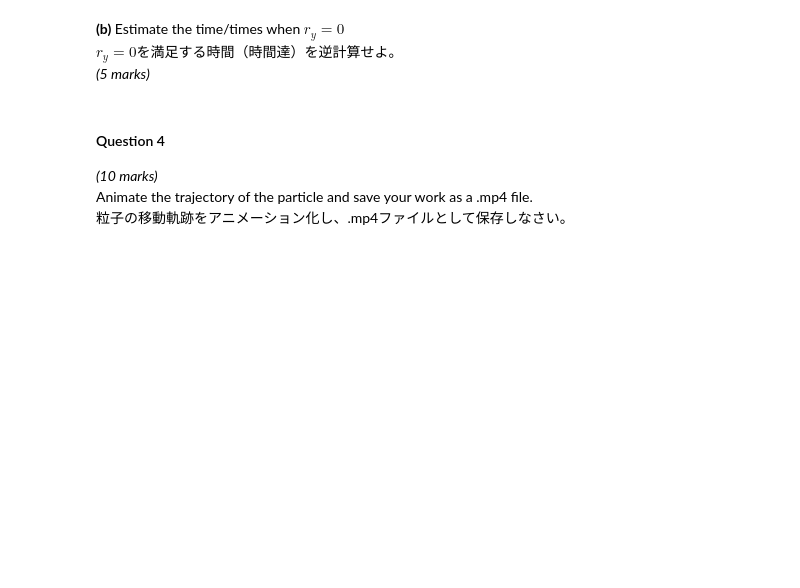
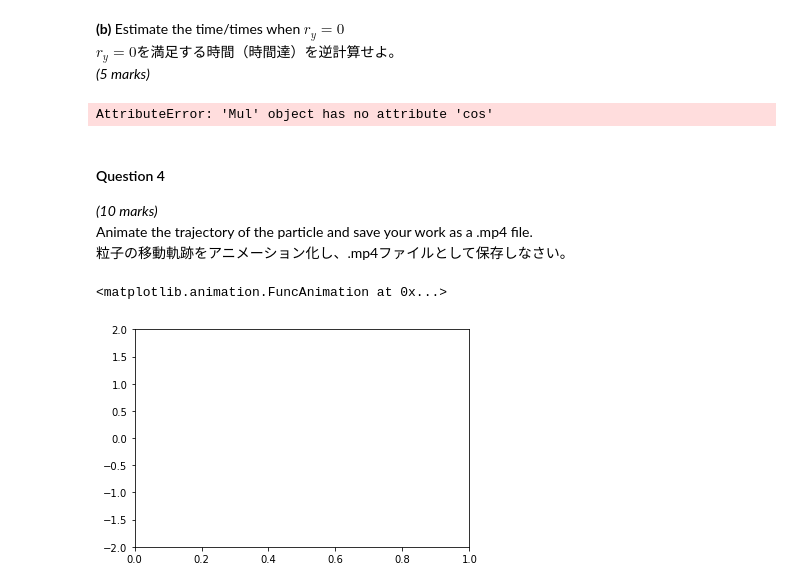
Before and after one commit to Tommy3121173/tommy, a Jupyter notebook: Assignment.ipynb, the cells around one changed output. Saved outputs shown, nothing was run; the diff lists cells and outputs as text; code cells hidden in the pictures; blank space fills up the shorter version.

```diff
--- a/Assignment.ipynb
+++ b/Assignment.ipynb
@@ -270,8 +301,37 @@ __(b)__
 Estimate the time/times when $r_y=0$
 <br>$r_y=0$を満足する時間（時間達）を逆計算せよ。
 <br>*(5 marks)*<br>
+# %%
+from sympy import solve
+solution = solve(ry(t),t)
+print(solution)
+# %% [output]
+AttributeError: 'Mul' object has no attribute 'cos'
 # %% [markdown]
 #### Question 4
 *(10 marks)*<br>
 Animate the trajectory of the particle and save your work as a .mp4 file.
 <br>粒子の移動軌跡をアニメーション化し、.mp4ファイルとして保存しなさい。
+# %%
+import matplotlib.animation as animation
+from IPython.display import HTML
+import matplotlib.pyplot as plt
+import numpy as np
+# 1. Create a figure window.
+fig = plt.figure()
+# 2. Creates axes within the window
+ax = plt.axes(xlim=(0, 1), ylim=(-2, 2))
+
+t = np.linspace(0,2*np.pi,100)
+
+def animate(t):
+
+    x = rx(t)
+    y = ry(t)
+    ax.plot(x,y, 'c')
+
+ani = animation.FuncAnimation(fig, animate,frames=30, interval=50)
+ani
+# %% [output]
+<matplotlib.animation.FuncAnimation at 0x...>
+[figure, added]
```
Also changed, not shown: parts of 5 cells of this notebook, 5 other files.
